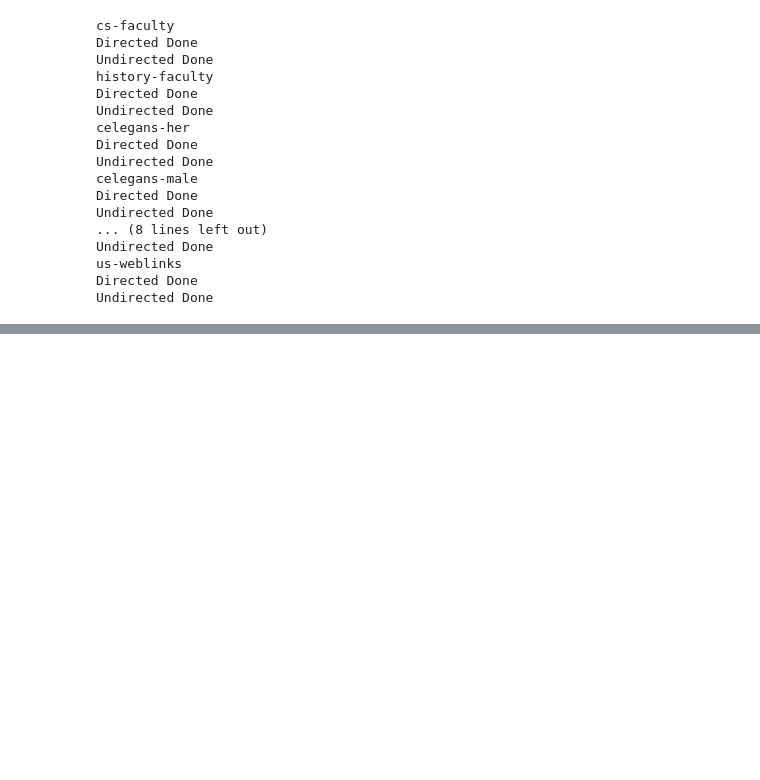
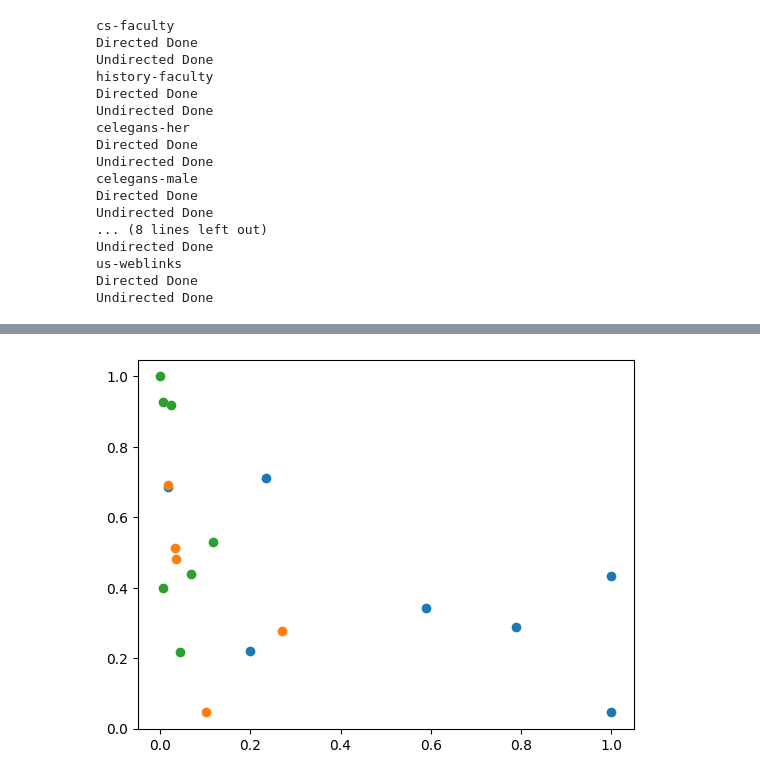
Before and after one commit to fcphysics/DirectedDistanceBackbone, a Jupyter notebook: combining_data.ipynb, the cells around one changed output, grey strips where cells are left out. Saved outputs shown, nothing was run; the diff lists cells and outputs as text; code cells hidden in the pictures; blank space fills up the shorter version.

```diff
--- a/combining_data.ipynb
+++ b/combining_data.ipynb
@@ -1041,0 +1237,5 @@ Undirected Done
+# %%
+for i in range(3):
+    plt.plot(result['density'][i], result['ultra_metric'][i], 'o')
+# %% [output]
+[figure, added]
```
Also changed, not shown: parts of 47 cells of this notebook, 9 other files.
